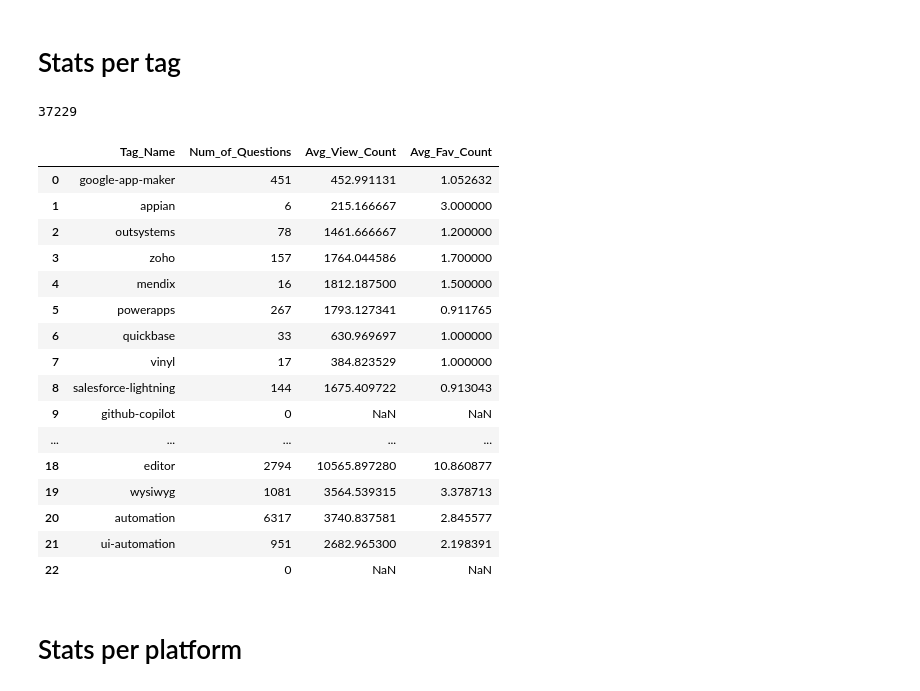
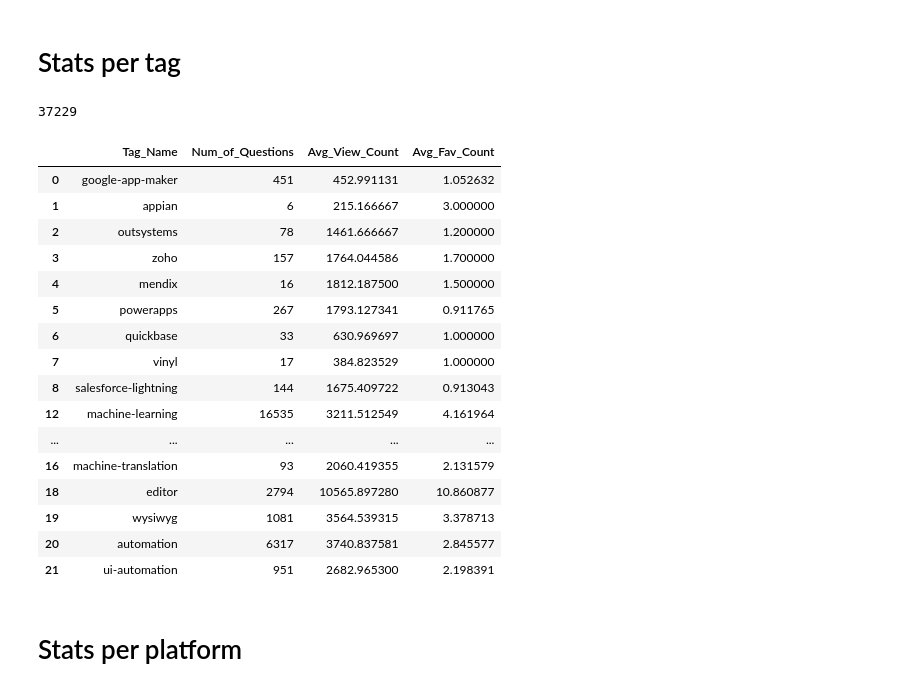
Before and after one commit to johandieman/topicmodeling-ML-in-low-code, a Jupyter notebook: Analytics.ipynb, the cells around one changed output. Saved outputs shown, nothing was run; the diff lists cells and outputs as text; code cells hidden in the pictures.

```diff
--- a/Analytics.ipynb
+++ b/Analytics.ipynb
@@ -64,40 +65,41 @@ for tag in TAGS:
             if qtag == tag:
                 f = False
                 break
         if f:
             indicesToRemove.append(i)
     temp_df = so_df.drop(index=indicesToRemove)
     no_of_questions.append(len(temp_df))
     avg_view_count.append(temp_df.ViewCount.mean())
     avg_fav_count.append(temp_df.FavoriteCount.mean())
     sum += len(temp_df)
 print(sum)
 df = pd.DataFrame()
 df['Tag_Name'] = TAGS
 df['Num_of_Questions'] = no_of_questions
 df['Avg_View_Count'] = avg_view_count
 df['Avg_Fav_Count'] = avg_fav_count
 
+df = df.dropna()
 df
 # %% [output]
 37229
 |  | Tag_Name | Num_of_Questions | Avg_View_Count | Avg_Fav_Count |
 | 0 | google-app-maker | 451 | 452.991131 | 1.052632 |
 | 1 | appian | 6 | 215.166667 | 3.000000 |
 | 2 | outsystems | 78 | 1461.666667 | 1.200000 |
 | 3 | zoho | 157 | 1764.044586 | 1.700000 |
 | 4 | mendix | 16 | 1812.187500 | 1.500000 |
 | 5 | powerapps | 267 | 1793.127341 | 0.911765 |
 | 6 | quickbase | 33 | 630.969697 | 1.000000 |
 | 7 | vinyl | 17 | 384.823529 | 1.000000 |
 | 8 | salesforce-lightning | 144 | 1675.409722 | 0.913043 |
-| 9 | github-copilot | 0 | NaN | NaN |
+| 12 | machine-learning | 16535 | 3211.512549 | 4.161964 |
 | ... | ... | ... | ... | ... |
+| 16 | machine-translation | 93 | 2060.419355 | 2.131579 |
 | 18 | editor | 2794 | 10565.897280 | 10.860877 |
 | 19 | wysiwyg | 1081 | 3564.539315 | 3.378713 |
 | 20 | automation | 6317 | 3740.837581 | 2.845577 |
 | 21 | ui-automation | 951 | 2682.965300 | 2.198391 |
-| 22 |  | 0 | NaN | NaN |
 # %% [markdown]
 # Stats per platform
 # %%
```
Also changed, not shown: parts of 7 cells of this notebook, 13 other files.
